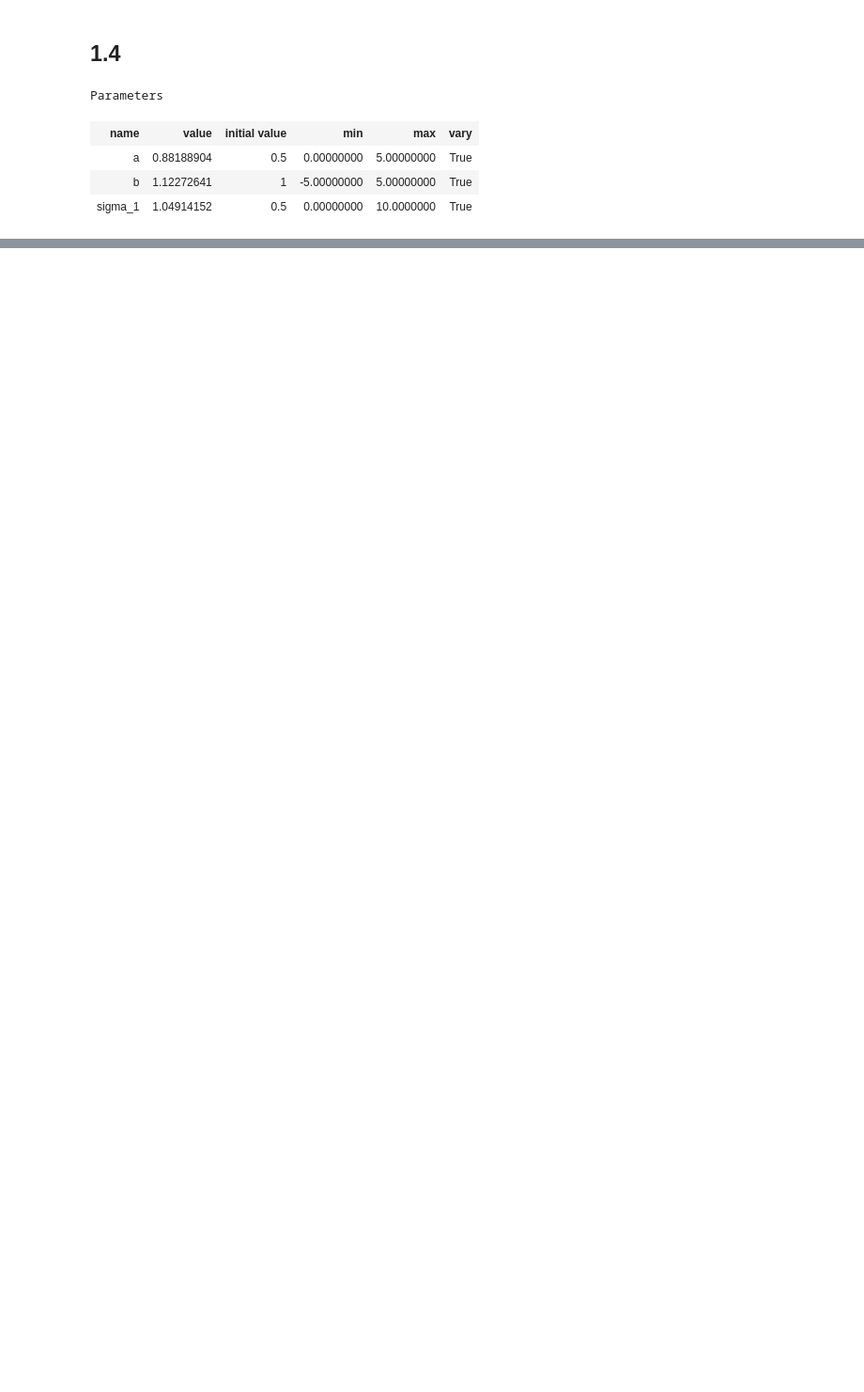
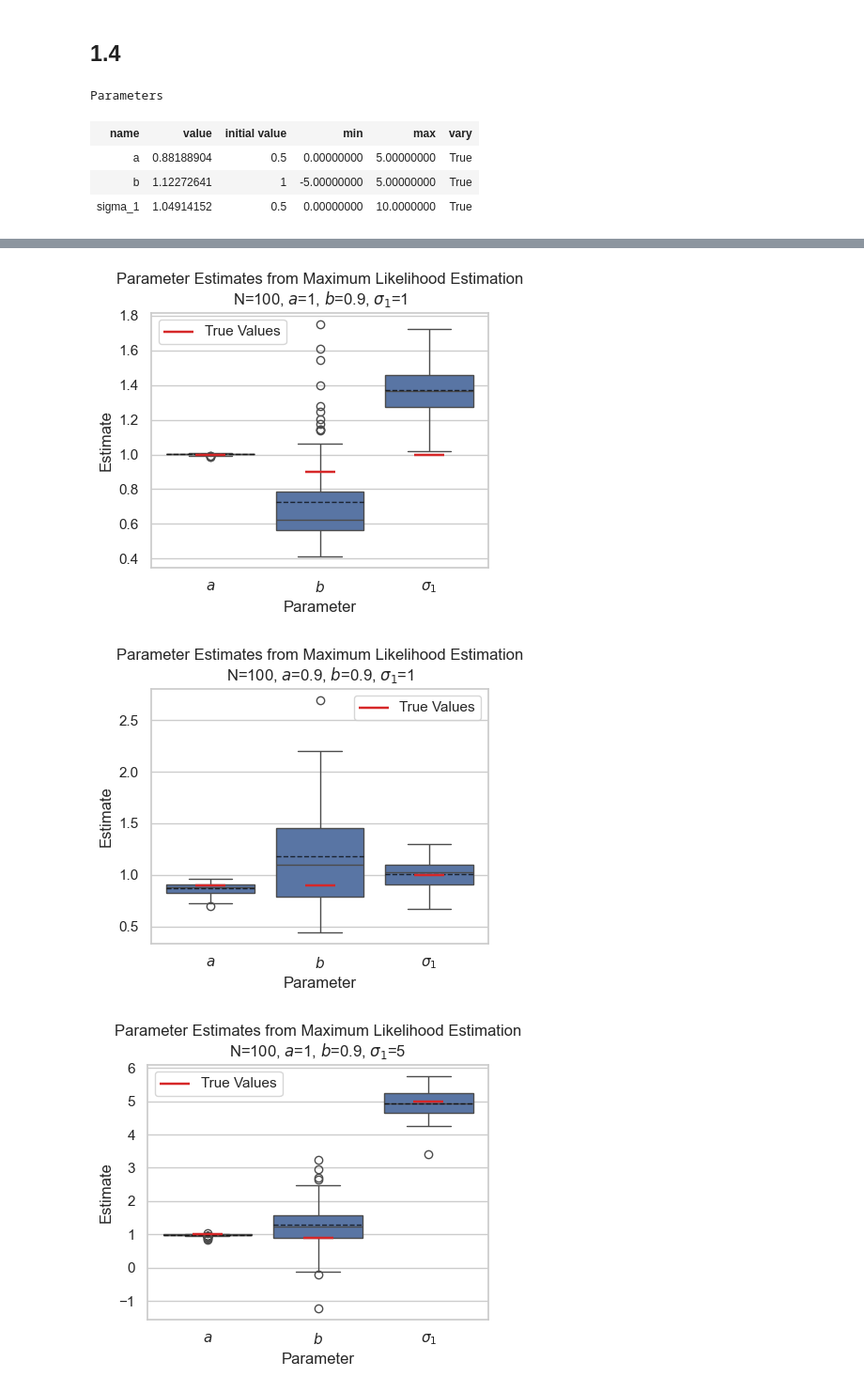
Before and after one commit to JeppeKlitgaard/DTU-02613-TimeSeries, a Jupyter notebook: Assignment4/JK_1.ipynb, the cells around one changed output, grey strips where cells are left out. Shown: that part at 94% size. Cells and saved outputs as stored; diff of their text form; code cells hidden in the pictures; blank space fills up the shorter version.

```diff
--- a/Assignment4/JK_1.ipynb
+++ b/Assignment4/JK_1.ipynb
@@ -296,7 +345,6 @@ def do_experiment(a, b, sigma_1, rng):
 def do_and_plot_experiment(a, b, sigma_1):
     rng = np.random.default_rng(0)
     df = do_experiment(a, b, sigma_1, rng=rng)
-
     pretty_renames = {
         "a_est": "$a$",
         "b_est": "$b$",
@@ -311,7 +359,16 @@ def do_and_plot_experiment(a, b, sigma_1):
     )
 
     fig, ax = plt.subplots(figsize=(4.5, 4))
-    sns.boxplot(dfm, x="Parameter", y="Estimate", ax=ax, showmeans=True, legend=True)
+    ax_box = sns.boxplot(
+        dfm,
+        x="Parameter",
+        y="Estimate",
+        ax=ax,
+        showmeans=True,
+        meanline=True,
+        legend=True,
+        meanprops={"color": "black", "alpha": 0.7},
+    )
 
     true_vals = dfm.iloc[0][["a_true", "b_true", "sigma_1_true"]].rename(
         {
@@ -325,33 +382,37 @@ def do_and_plot_experiment(a, b, sigma_1):
         ax=ax,
         marker="_",
         # ms=10,
         s=500,
         color="tab:red",
         label="True Values",
         zorder=10,
     )
 
     true_vals.to_dict()
     params_dict = {
         "N": 100,
     }
     params_dict |= true_vals.to_dict()
     title_params = ", ".join([f"{k}={v}" for k, v in params_dict.items()])
 
     ax.set_title(
-    "Parameter Estimates from Maximum Likelihood Estimation\n" +
-    title_params
+        "Parameter Estimates from Maximum Likelihood Estimation\n" + title_params
     )
 
     fig.tight_layout()
     fig.show()
 
     fig.savefig(
         OUTPUT_DIR / f"1_4_experiment_a_{a}_b_{b}_sigma_1_{sigma_1}.png",
         dpi=DPI_EXPORT,
         bbox_inches="tight",
     )
 
-do_and_plot_experiment(a=0.9, b=1, sigma_1=1)
+
+do_and_plot_experiment(a=1, b=0.9, sigma_1=1)
 do_and_plot_experiment(a=0.9, b=0.9, sigma_1=1)  # Note assignment is wrong, see forum
 do_and_plot_experiment(a=1, b=0.9, sigma_1=5)
+# %% [output]
+[figure, added]
+[figure, added]
+[figure, added]
```
Also changed, not shown: parts of 12 cells of this notebook, 7 other files.
